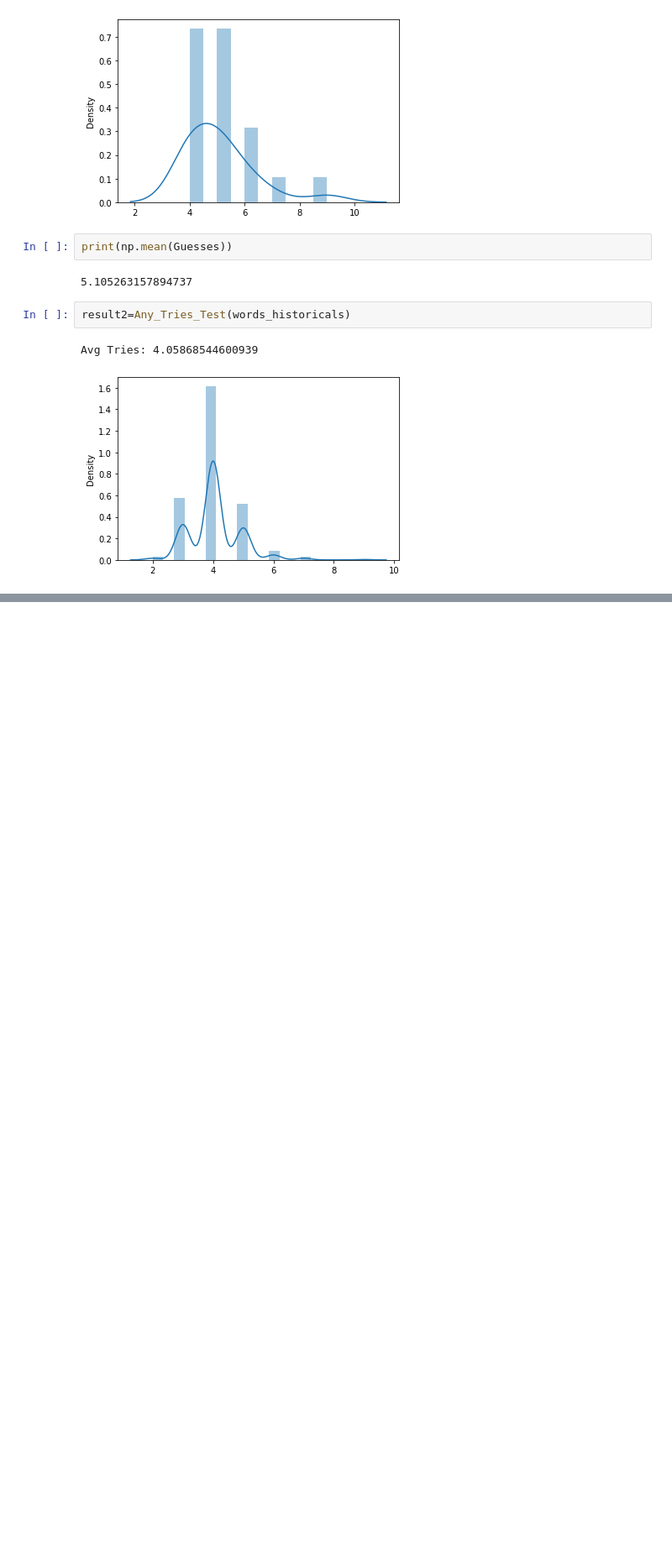
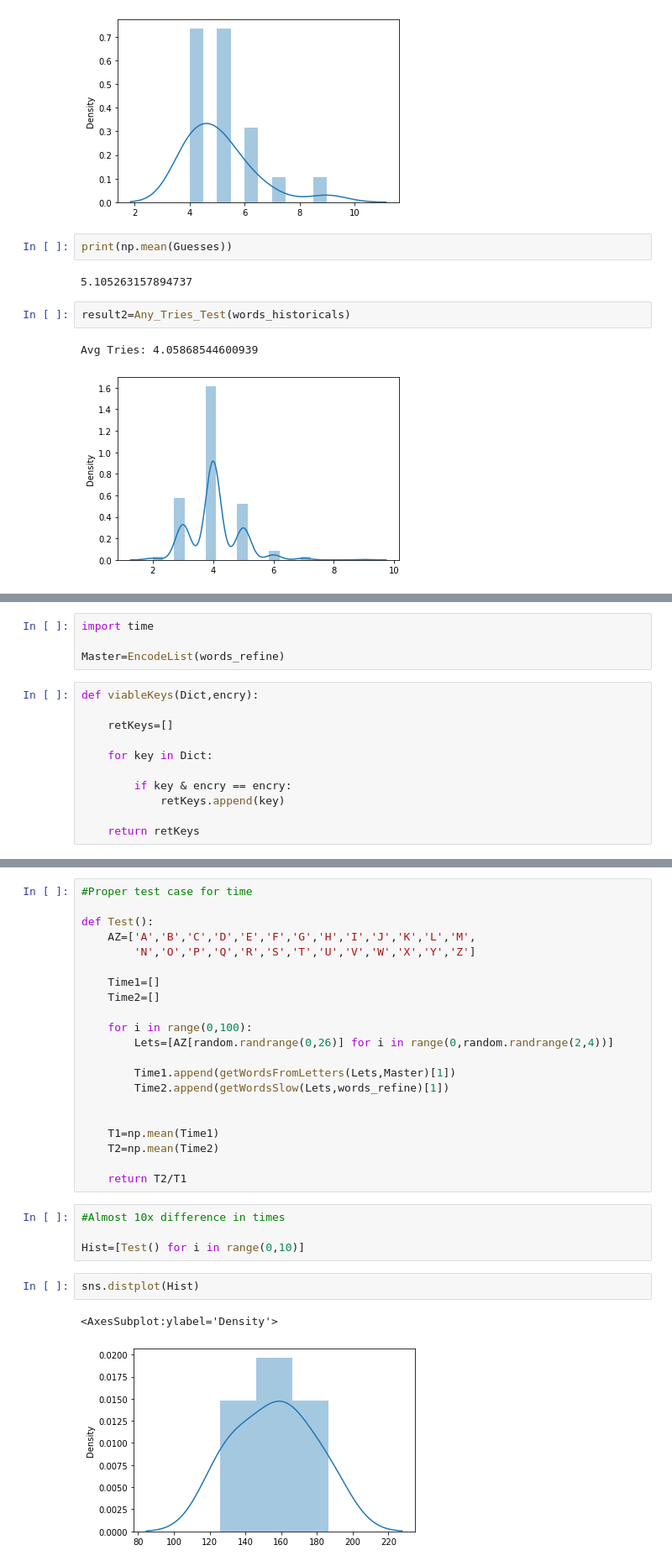
Before and after one commit to AdityaPandey0901/WordleBot, a Jupyter notebook: Wordling_2.0.ipynb, the cells around one changed output, grey strips where cells are left out. Shown: that part at 84% size. Saved outputs shown, nothing was run; the diff lists cells and outputs as text; blank space fills up the shorter version.

```diff
--- a/Wordling_2.0.ipynb
+++ b/Wordling_2.0.ipynb
@@ -1341,0 +1217,15 @@ Avg Tries: 4.05868544600939
+# %%
+import time
+
+Master=EncodeList(words_refine)
+# %%
+def viableKeys(Dict,encry):
+
+    retKeys=[]
+
+    for key in Dict:
+
+        if key & encry == encry:
+            retKeys.append(key)
+
+    return retKeys
@@ -1341,0 +1300,30 @@ Avg Tries: 4.05868544600939
+# %%
+#Proper test case for time
+
+def Test():
+    AZ=['A','B','C','D','E','F','G','H','I','J','K','L','M',
+        'N','O','P','Q','R','S','T','U','V','W','X','Y','Z']
+
+    Time1=[]
+    Time2=[]
+
+    for i in range(0,100):
+        Lets=[AZ[random.randrange(0,26)] for i in range(0,random.randrange(2,4))]
+
+        Time1.append(getWordsFromLetters(Lets,Master)[1])
+        Time2.append(getWordsSlow(Lets,words_refine)[1])
+
+
+    T1=np.mean(Time1)
+    T2=np.mean(Time2)
+
+    return T2/T1
+# %%
+#Almost 10x difference in times
+
+Hist=[Test() for i in range(0,10)]
+# %%
+sns.distplot(Hist)
+# %% [output]
+<AxesSubplot:ylabel='Density'>
+[figure, added]
```
Also changed, not shown: parts of 38 cells of this notebook, 2 other files.
